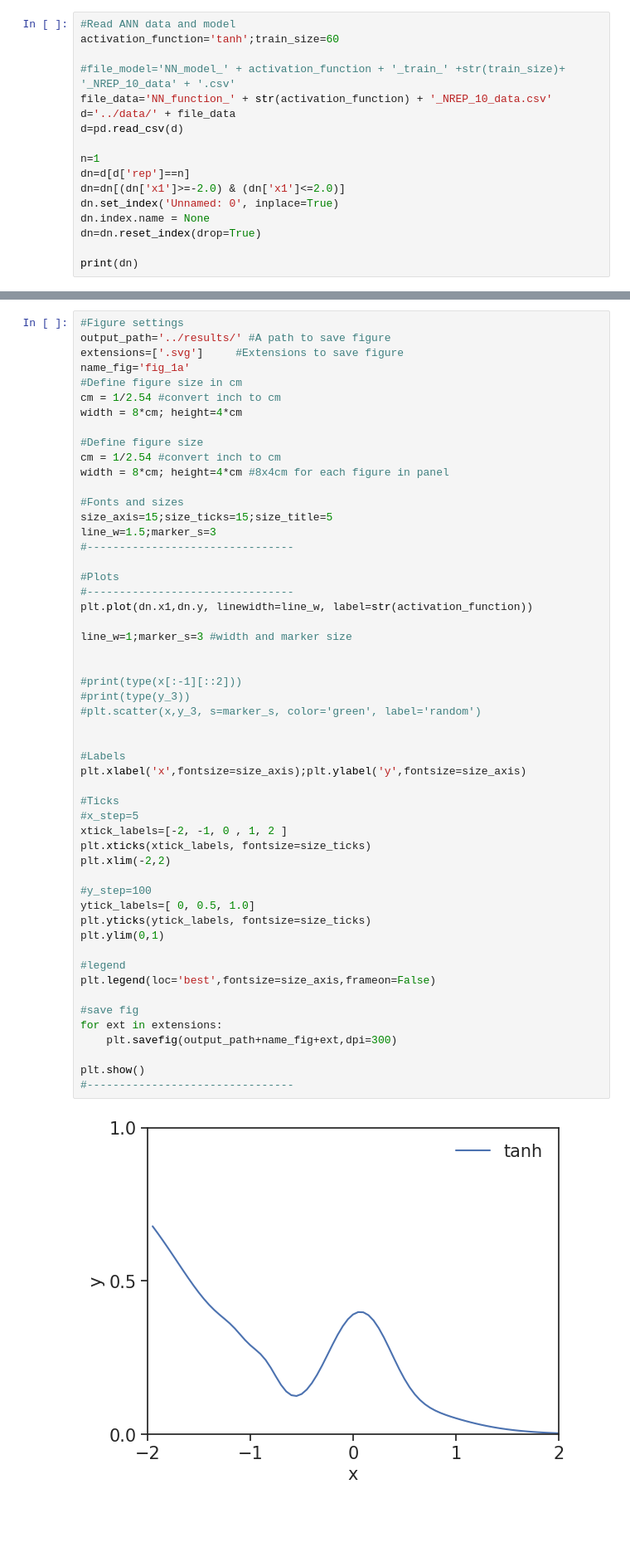
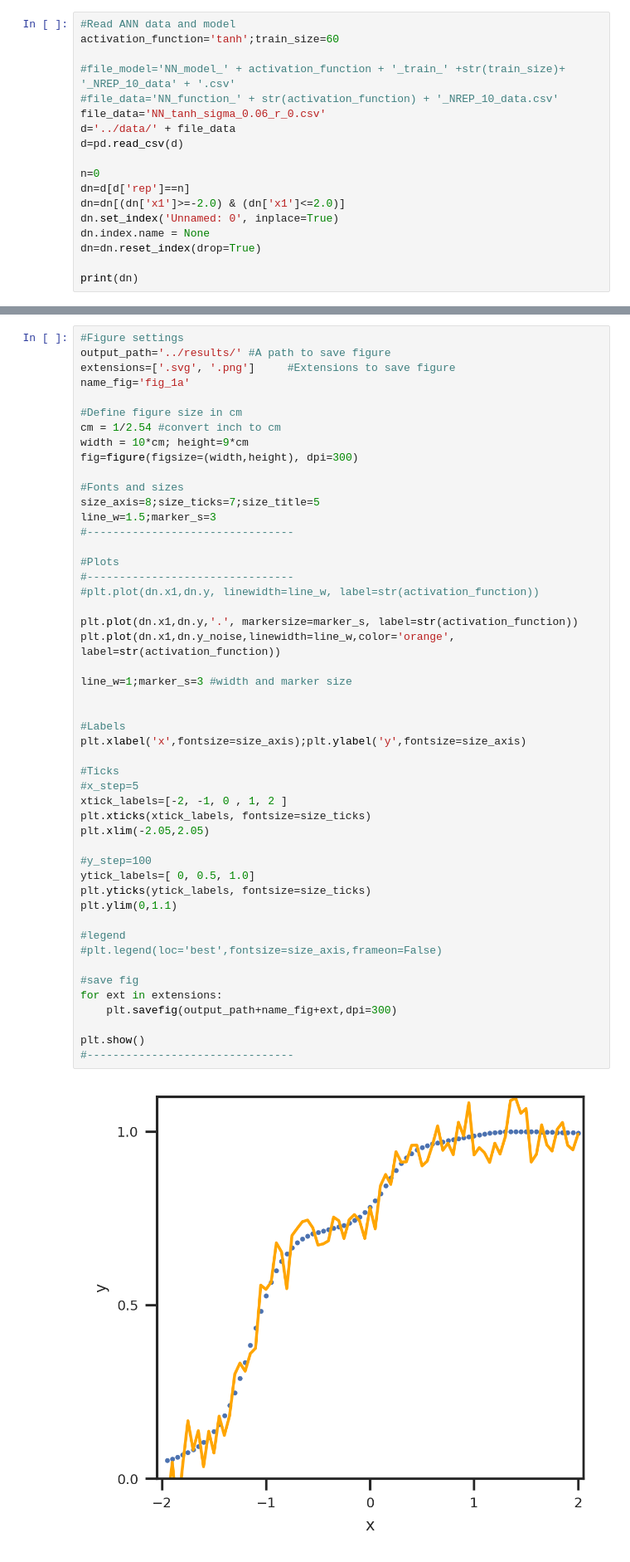
Before and after one commit to SergioCoboLopez/ANN_BMS, a Jupyter notebook: bin/fig1_b.ipynb, the cells around one changed output, grey strips where cells are left out. Shown: that part at 83% size. Drawn from its saved outputs; the diff is of its cells as text; blank space fills up the shorter version.

```diff
--- a/bin/fig1_b.ipynb
+++ b/bin/fig1_b.ipynb
@@ -21,11 +21,12 @@ from matplotlib.pyplot import figure
 activation_function='tanh';train_size=60
 
 #file_model='NN_model_' + activation_function + '_train_' +str(train_size)+ '_NREP_10_data' + '.csv'
-file_data='NN_function_' + str(activation_function) + '_NREP_10_data.csv'
+#file_data='NN_function_' + str(activation_function) + '_NREP_10_data.csv'
+file_data='NN_tanh_sigma_0.06_r_0.csv'
 d='../data/' + file_data
 d=pd.read_csv(d)
 
-n=1
+n=0
 dn=d[d['rep']==n]
 dn=dn[(dn['x1']>=-2.0) & (dn['x1']<=2.0)]
 dn.set_index('Unnamed: 0', inplace=True)
@@ -51,56 +52,52 @@ print(dn)
 # %%
 #Figure settings
 output_path='../results/' #A path to save figure
-extensions=['.svg']     #Extensions to save figure
+extensions=['.svg', '.png']     #Extensions to save figure
 name_fig='fig_1a'
+
 #Define figure size in cm
 cm = 1/2.54 #convert inch to cm
-width = 8*cm; height=4*cm
-
-#Define figure size
-cm = 1/2.54 #convert inch to cm
-width = 8*cm; height=4*cm #8x4cm for each figure in panel
+width = 10*cm; height=9*cm
+fig=figure(figsize=(width,height), dpi=300)
 
 #Fonts and sizes
-size_axis=15;size_ticks=15;size_title=5
+size_axis=8;size_ticks=7;size_title=5
 line_w=1.5;marker_s=3
 #--------------------------------
 
 #Plots
 #--------------------------------
-plt.plot(dn.x1,dn.y, linewidth=line_w, label=str(activation_function))
+#plt.plot(dn.x1,dn.y, linewidth=line_w, label=str(activation_function))
+
+plt.plot(dn.x1,dn.y,'.', markersize=marker_s, label=str(activation_function))
+plt.plot(dn.x1,dn.y_noise,linewidth=line_w,color='orange', label=str(activation_function))
 
 line_w=1;marker_s=3 #width and marker size
-
-
-#print(type(x[:-1][::2]))
-#print(type(y_3))
-#plt.scatter(x,y_3, s=marker_s, color='green', label='random')
 
 
 #Labels
 plt.xlabel('x',fontsize=size_axis);plt.ylabel('y',fontsize=size_axis)
 
 #Ticks
 #x_step=5
 xtick_labels=[-2, -1, 0 , 1, 2 ]
 plt.xticks(xtick_labels, fontsize=size_ticks)
-plt.xlim(-2,2)
+plt.xlim(-2.05,2.05)
 
 #y_step=100
 ytick_labels=[ 0, 0.5, 1.0]
 plt.yticks(ytick_labels, fontsize=size_ticks)
-plt.ylim(0,1)
+plt.ylim(0,1.1)
 
 #legend
-plt.legend(loc='best',fontsize=size_axis,frameon=False)
+#plt.legend(loc='best',fontsize=size_axis,frameon=False)
 
 #save fig
 for ext in extensions:
     plt.savefig(output_path+name_fig+ext,dpi=300)
 
 plt.show()
 #--------------------------------
 # %% [output]
-[figure, old version]
+[figure, new version]
 # %%
```
Also changed, not shown: parts of 4 cells of this notebook, 56 other files.
